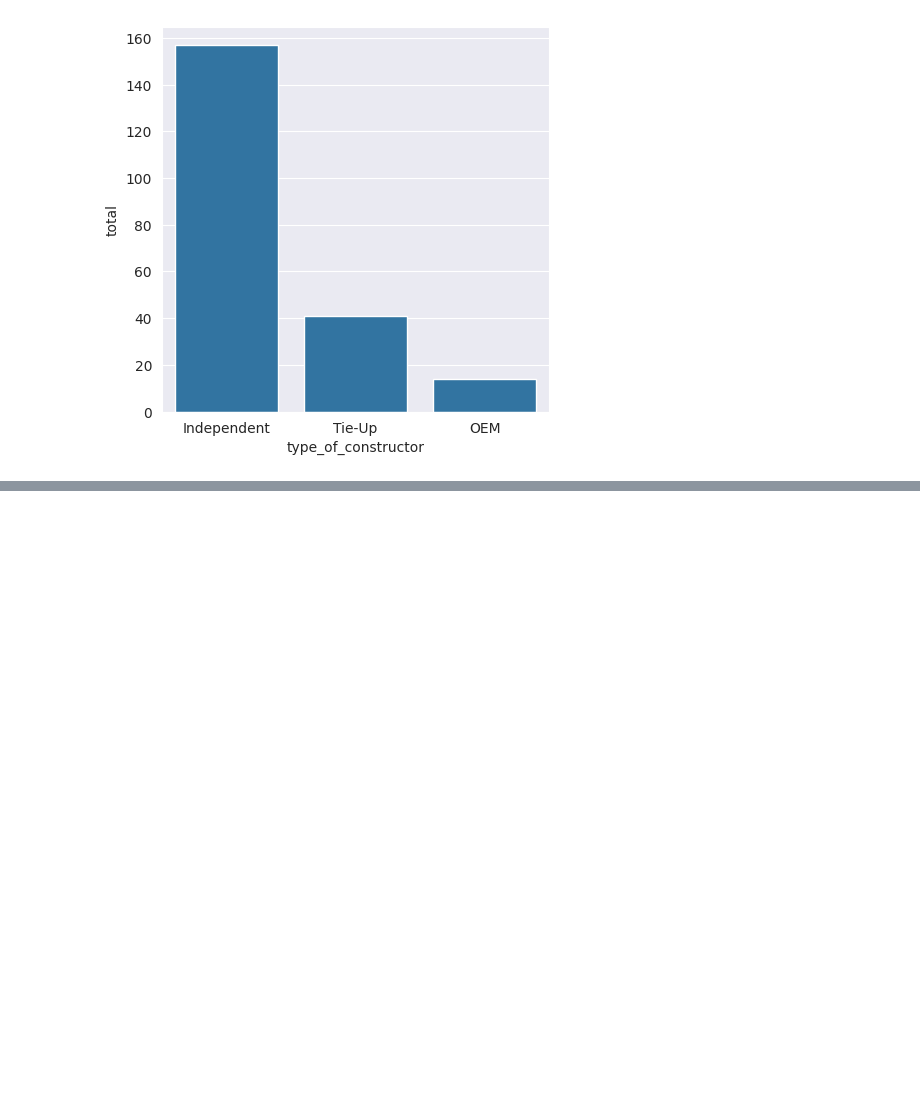
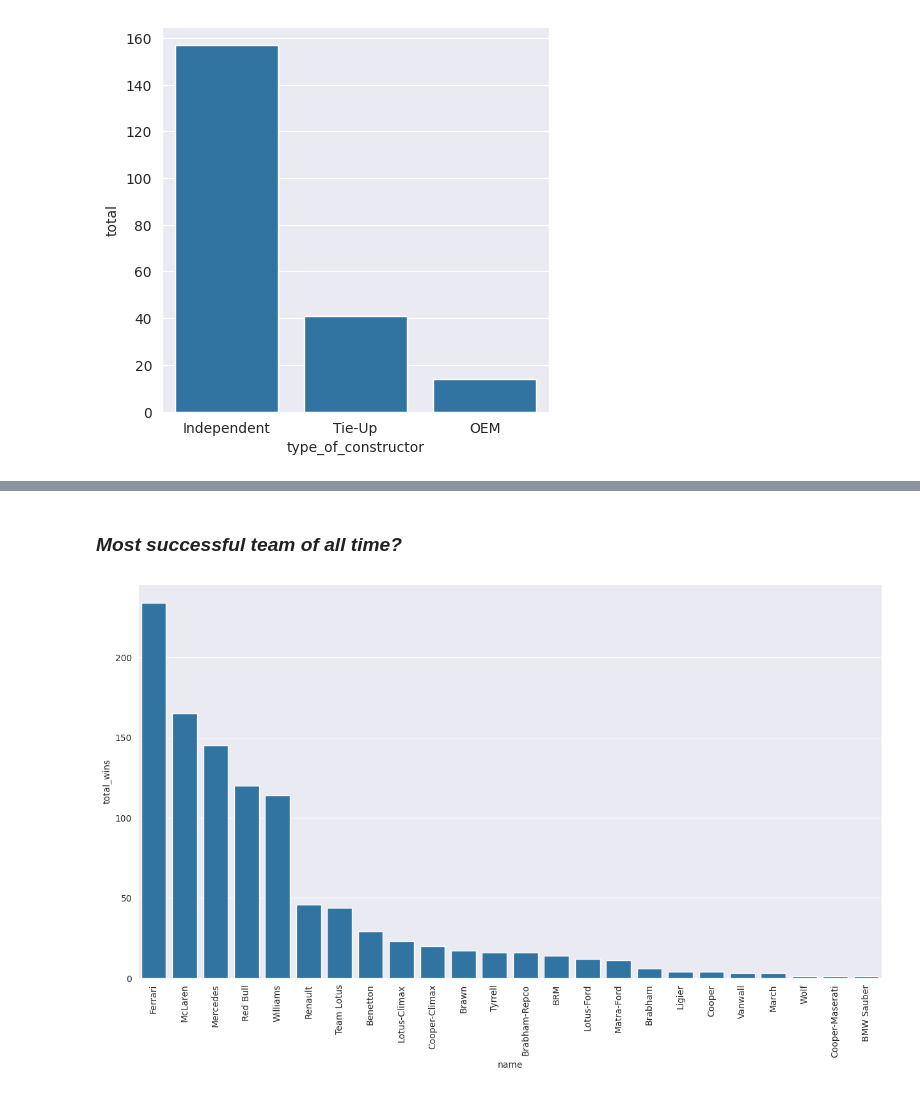
Before and after one commit to rahulakrish/formula_1, a Jupyter notebook: notebook.ipynb, the cells around one changed output, grey strips where cells are left out. Drawn from its saved outputs; the diff is of its cells as text; code cells hidden in the pictures; blank space fills up the shorter version.

```diff
--- a/notebook.ipynb
+++ b/notebook.ipynb
@@ -177,0 +182,33 @@ sns.barplot(data=result, x='type_of_constructor', y='total');
+# %% [markdown]
+### ***Most successful team of all time?***
+# %%
+#find out the most successful team in the sport by wins
+#read the csv file
+constructor_standings = pd.read_csv('/content/constructor_standings.csv')
+
+query = """
+
+SELECT constructors.name,
+       COUNT(*) AS total_wins
+FROM constructors
+JOIN constructor_standings
+  ON constructors.constructorId = constructor_standings.constructorId
+WHERE constructor_standings.position = 1
+GROUP BY constructors.name
+ORDER BY total_wins DESC
+
+"""
+
+result = sqldf.run(query)
+
+#plot
+#set figure size
+plt.figure(figsize = (15,8))
+#set background color for the bar chart
+sns.set_style('darkgrid')
+#plot bar chart
+sns.barplot(data=result, x='name', y='total_wins');
+#rotate the labels for visibility
+plt.xticks(rotation=90);
+# %% [output]
+[figure, added]
```
Also changed, not shown: parts of 8 cells of this notebook.
